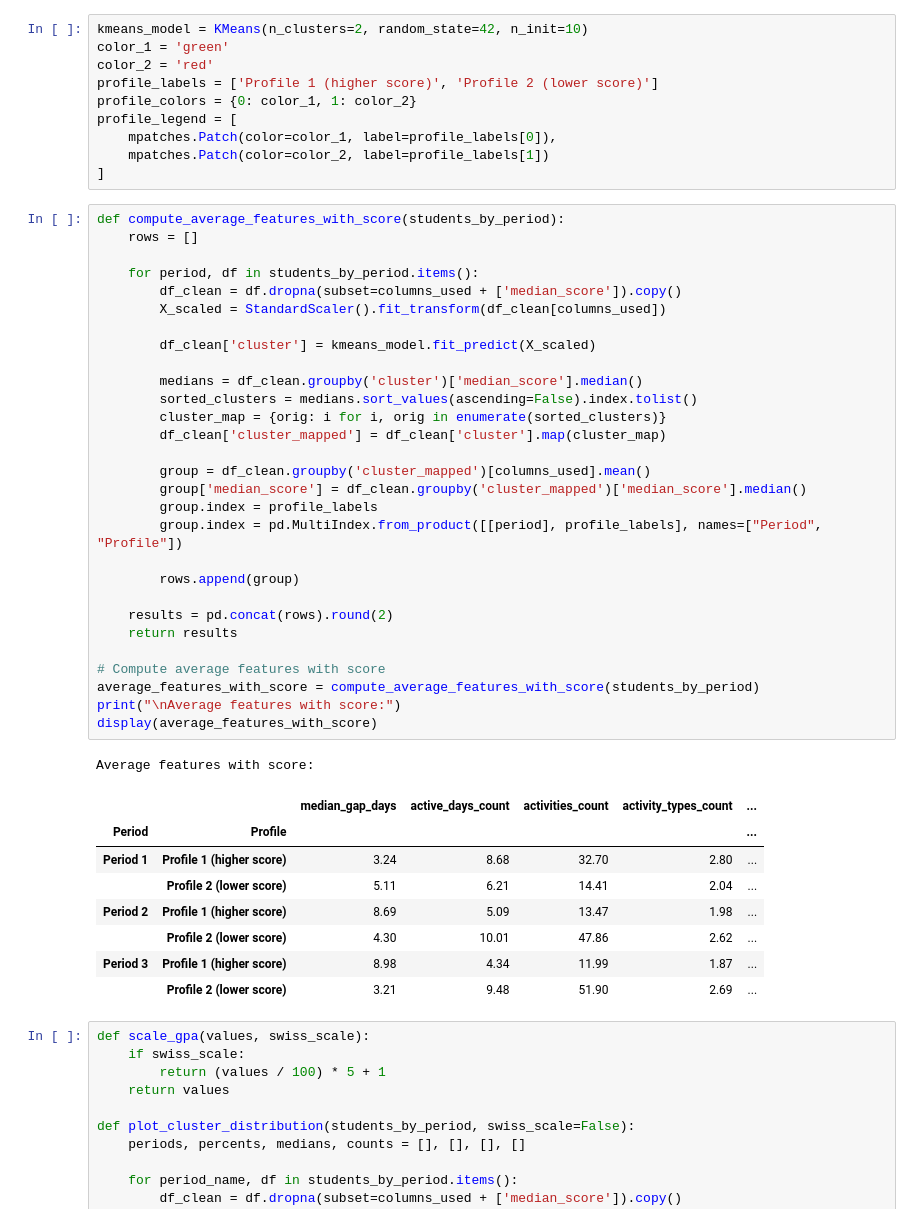
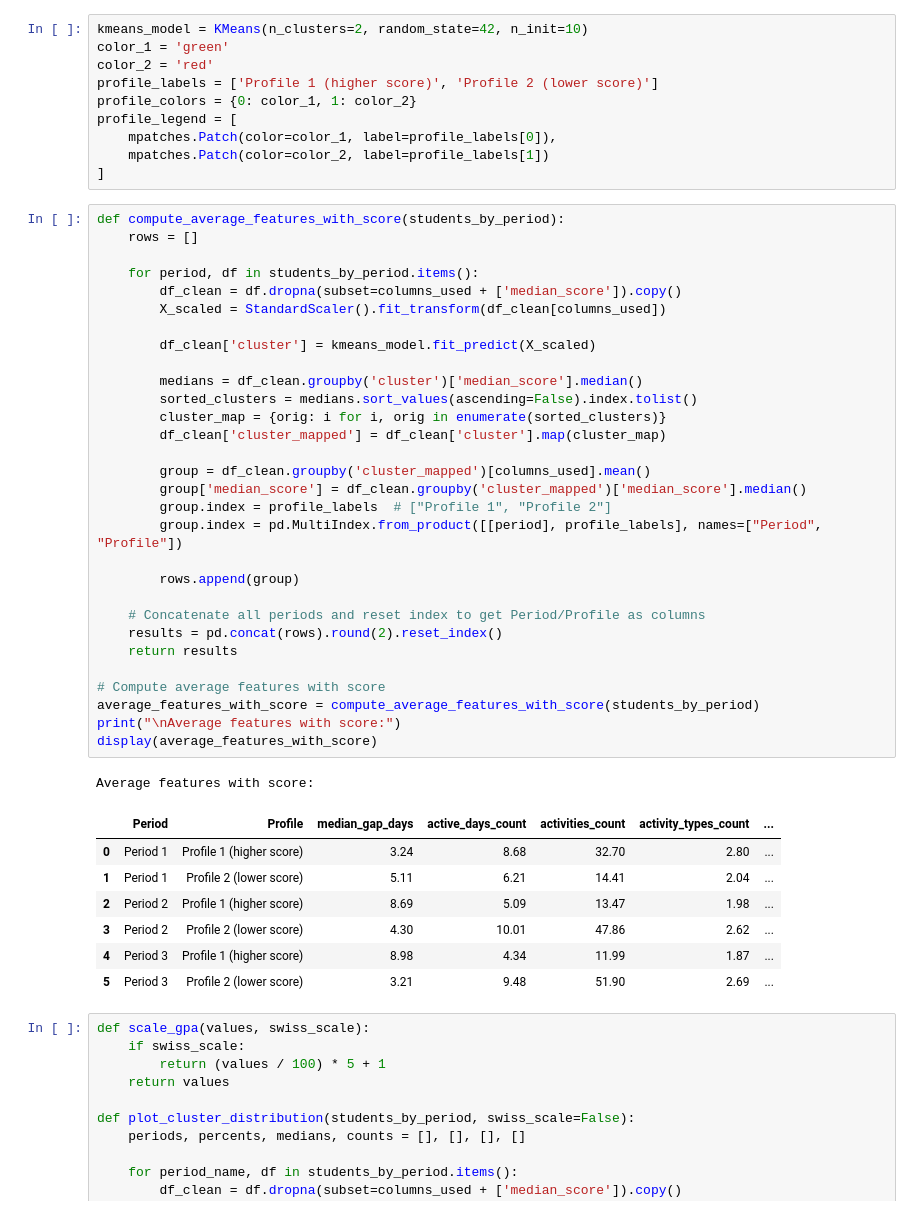
Before and after one commit to malenraychev/BigMMMBehaviour, a Jupyter notebook: m7_RQ2_MMM.ipynb, the cells around one changed output. Drawn from its saved outputs; the diff is of its cells as text.

```diff
--- a/m7_RQ2_MMM.ipynb
+++ b/m7_RQ2_MMM.ipynb
@@ -687,42 +685,42 @@ profile_legend = [
 # %%
 def compute_average_features_with_score(students_by_period):
     rows = []
 
     for period, df in students_by_period.items():
         df_clean = df.dropna(subset=columns_used + ['median_score']).copy()
         X_scaled = StandardScaler().fit_transform(df_clean[columns_used])
 
         df_clean['cluster'] = kmeans_model.fit_predict(X_scaled)
 
         medians = df_clean.groupby('cluster')['median_score'].median()
         sorted_clusters = medians.sort_values(ascending=False).index.tolist()
         cluster_map = {orig: i for i, orig in enumerate(sorted_clusters)}
         df_clean['cluster_mapped'] = df_clean['cluster'].map(cluster_map)
 
         group = df_clean.groupby('cluster_mapped')[columns_used].mean()
         group['median_score'] = df_clean.groupby('cluster_mapped')['median_score'].median()
-        group.index = profile_labels
+        group.index = profile_labels  # ["Profile 1", "Profile 2"]
         group.index = pd.MultiIndex.from_product([[period], profile_labels], names=["Period", "Profile"])
 
         rows.append(group)
 
-    results = pd.concat(rows).round(2)
+    # Concatenate all periods and reset index to get Period/Profile as columns
+    results = pd.concat(rows).round(2).reset_index()
     return results
 
 # Compute average features with score
 average_features_with_score = compute_average_features_with_score(students_by_period)
 print("\nAverage features with score:")
 display(average_features_with_score)
 # %% [output]
 Average features with score:
-|  |  | median_gap_days | active_days_count | activities_count | activity_types_count | ... |
-| Period | Profile |  |  |  |  | ... |
-| Period 1 | Profile 1 (higher score) | 3.24 | 8.68 | 32.70 | 2.80 | ... |
-|  | Profile 2 (lower score) | 5.11 | 6.21 | 14.41 | 2.04 | ... |
-| Period 2 | Profile 1 (higher score) | 8.69 | 5.09 | 13.47 | 1.98 | ... |
-|  | Profile 2 (lower score) | 4.30 | 10.01 | 47.86 | 2.62 | ... |
-| Period 3 | Profile 1 (higher score) | 8.98 | 4.34 | 11.99 | 1.87 | ... |
-|  | Profile 2 (lower score) | 3.21 | 9.48 | 51.90 | 2.69 | ... |
+|  | Period | Profile | median_gap_days | active_days_count | activities_count | activity_types_count | ... |
+| 0 | Period 1 | Profile 1 (higher score) | 3.24 | 8.68 | 32.70 | 2.80 | ... |
+| 1 | Period 1 | Profile 2 (lower score) | 5.11 | 6.21 | 14.41 | 2.04 | ... |
+| 2 | Period 2 | Profile 1 (higher score) | 8.69 | 5.09 | 13.47 | 1.98 | ... |
+| 3 | Period 2 | Profile 2 (lower score) | 4.30 | 10.01 | 47.86 | 2.62 | ... |
+| 4 | Period 3 | Profile 1 (higher score) | 8.98 | 4.34 | 11.99 | 1.87 | ... |
+| 5 | Period 3 | Profile 2 (lower score) | 3.21 | 9.48 | 51.90 | 2.69 | ... |
 # %%
 def scale_gpa(values, swiss_scale):
     if swiss_scale:
```
Also changed, not shown: parts of 3 cells of this notebook.
